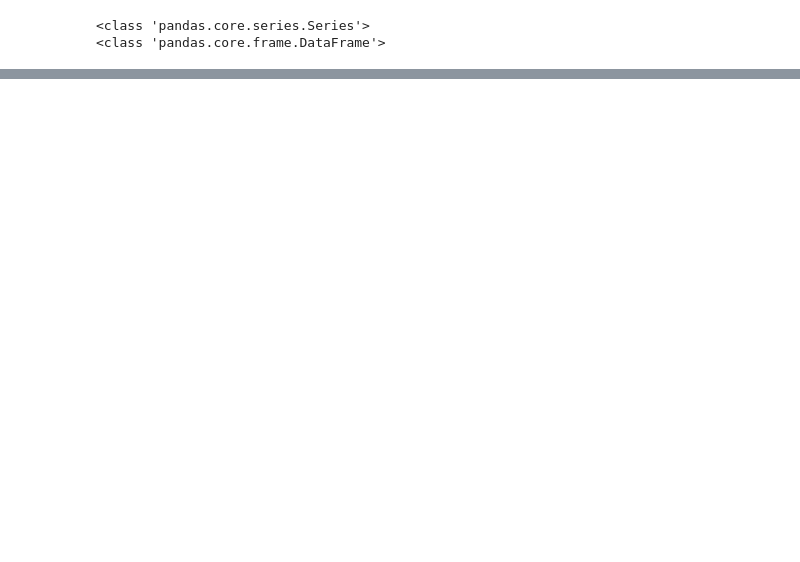
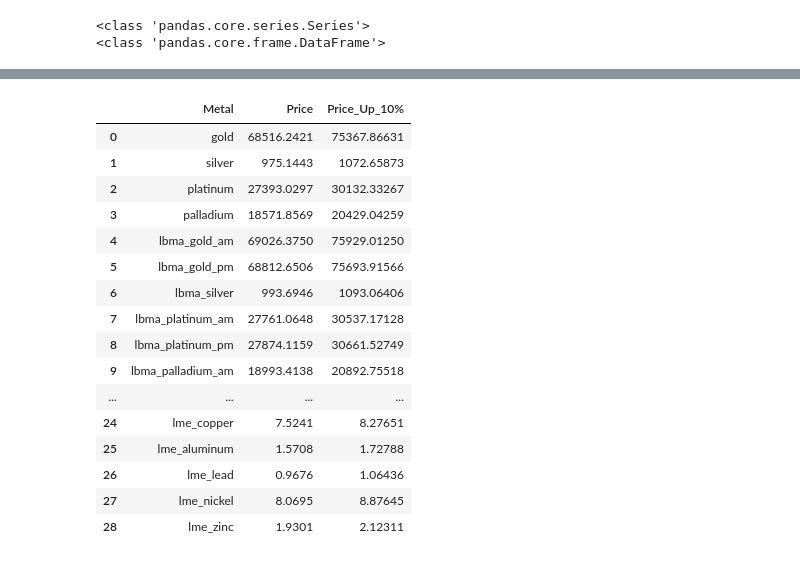
Before and after one commit to Otto-C/Otto-C.github.io, a Jupyter notebook: 01_Bullion_API_Extraction.ipynb, the cells around one changed output, grey strips where cells are left out. Cells and saved outputs as stored; diff of their text form; code cells hidden in the pictures; blank space fills up the shorter version.

```diff
--- a/01_Bullion_API_Extraction.ipynb
+++ b/01_Bullion_API_Extraction.ipynb
@@ -353,0 +479,21 @@ print(type(df[["Price"]]))
+# %%
+df["Price_Up_10%"] = df["Price"] * 1.10
+df
+# %% [output]
+|  | Metal | Price | Price_Up_10% |
+| 0 | gold | 68516.2421 | 75367.86631 |
+| 1 | silver | 975.1443 | 1072.65873 |
+| 2 | platinum | 27393.0297 | 30132.33267 |
+| 3 | palladium | 18571.8569 | 20429.04259 |
+| 4 | lbma_gold_am | 69026.3750 | 75929.01250 |
+| 5 | lbma_gold_pm | 68812.6506 | 75693.91566 |
+| 6 | lbma_silver | 993.6946 | 1093.06406 |
+| 7 | lbma_platinum_am | 27761.0648 | 30537.17128 |
+| 8 | lbma_platinum_pm | 27874.1159 | 30661.52749 |
+| 9 | lbma_palladium_am | 18993.4138 | 20892.75518 |
+| ... | ... | ... | ... |
+| 24 | lme_copper | 7.5241 | 8.27651 |
+| 25 | lme_aluminum | 1.5708 | 1.72788 |
+| 26 | lme_lead | 0.9676 | 1.06436 |
+| 27 | lme_nickel | 8.0695 | 8.87645 |
+| 28 | lme_zinc | 1.9301 | 2.12311 |
```
Also changed, not shown: parts of 25 cells of this notebook.
